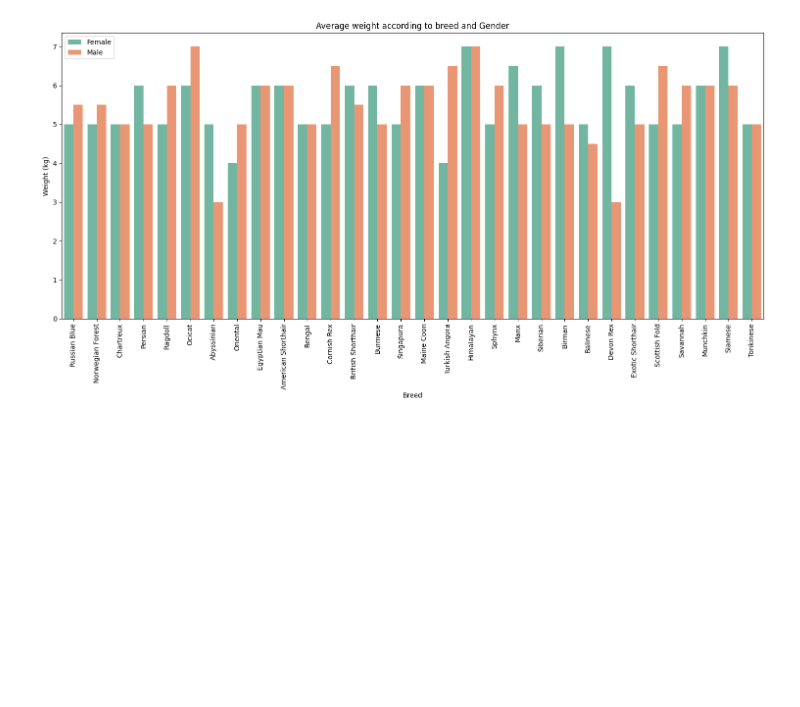
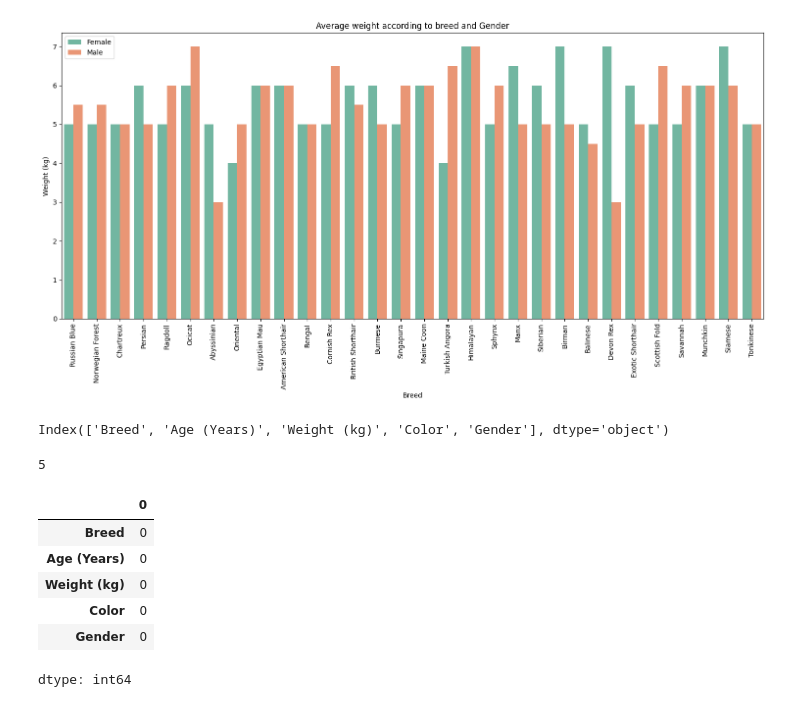
Before and after one commit to zaidalmasri1/python-DataAnalysis, a Jupyter notebook: finalproject(mohammedandzaidalmasri_py.ipynb, the cells around one changed output. Saved outputs shown, nothing was run; the diff lists cells and outputs as text; code cells hidden in the pictures; blank space fills up the shorter version.

```diff
--- a/finalproject(mohammedandzaidalmasri_py.ipynb
+++ b/finalproject(mohammedandzaidalmasri_py.ipynb
@@ -231,3 +223,21 @@ plt.tight_layout()
 plt.show()
 # %% [output]
 [figure]
+# %%
+Cat.columns
+# %% [output]
+Index(['Breed', 'Age (Years)', 'Weight (kg)', 'Color', 'Gender'], dtype='object')
+# %%
+Cat.duplicated().sum()
+# %% [output]
+5
+# %%
+Cat.isnull().sum()
+# %% [output]
+|  | 0 |
+| Breed | 0 |
+| Age (Years) | 0 |
+| Weight (kg) | 0 |
+| Color | 0 |
+| Gender | 0 |
+dtype: int64
```
Also changed, not shown: parts of 5 cells of this notebook.
